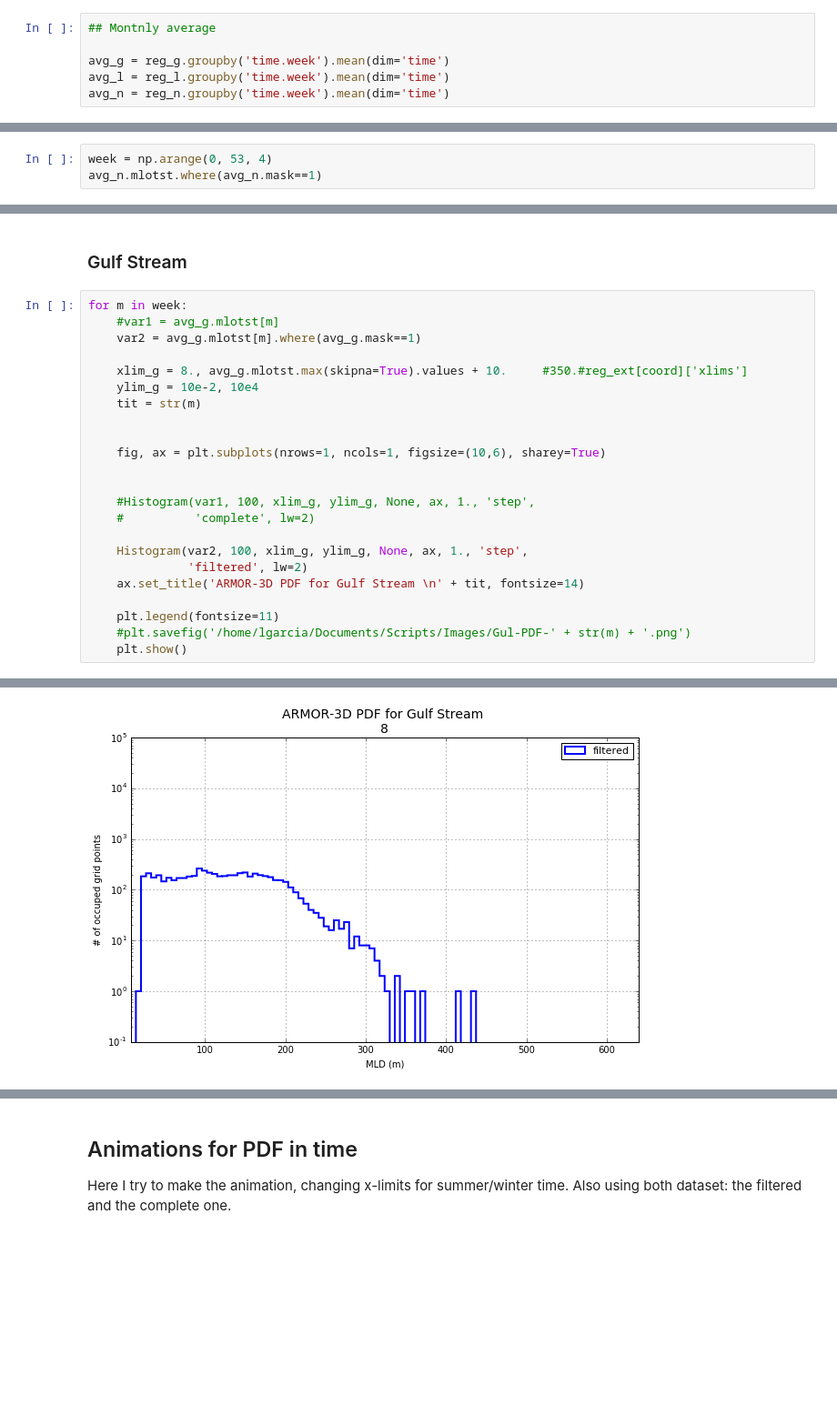
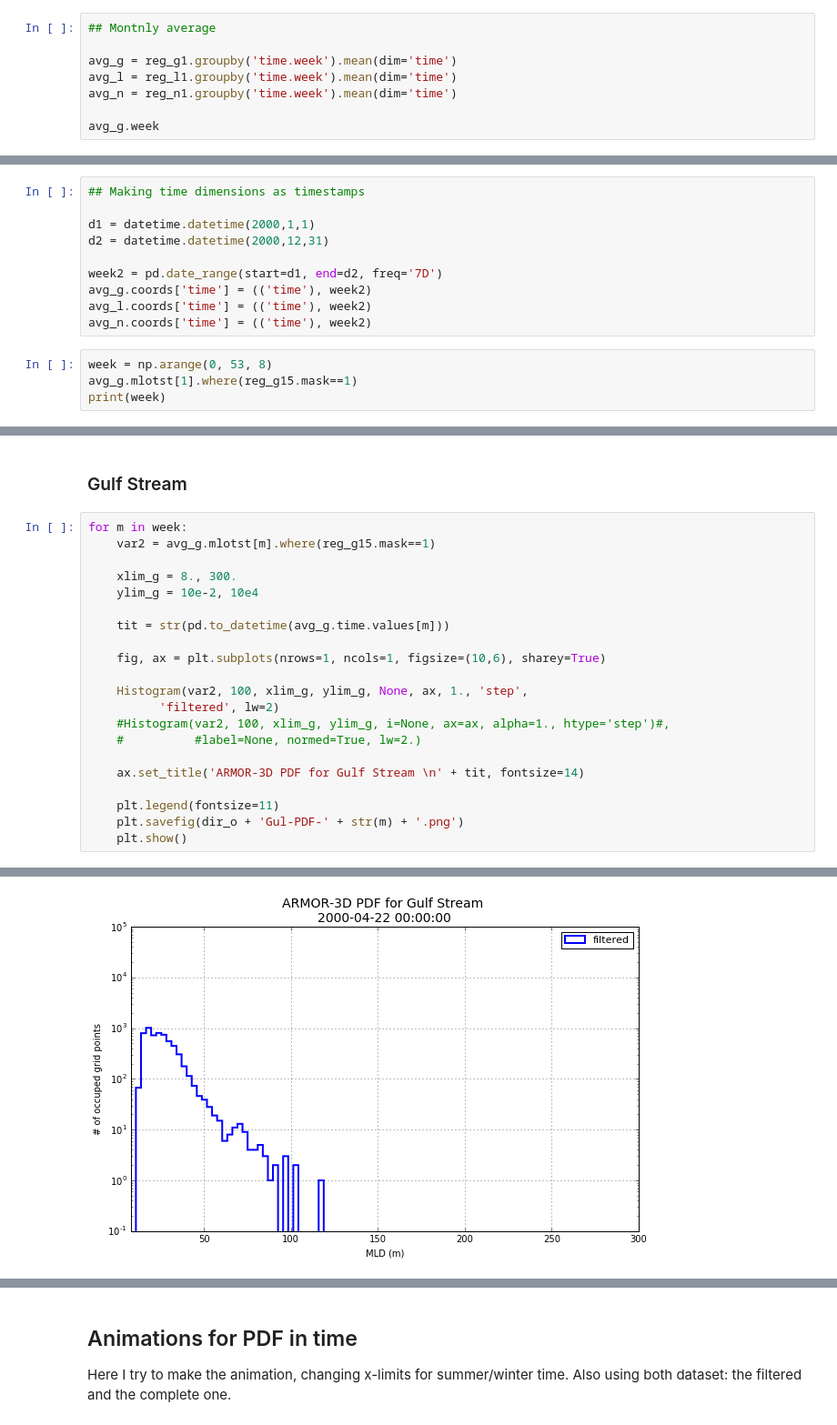
Before and after one commit to LilianG0/MLD-Project, a Jupyter notebook: Notebooks/Finals/PDF-Animations.ipynb, the cells around one changed output, grey strips where cells are left out. Shown at 91% size. Cells and saved outputs as stored; diff of their text form; blank space fills up the shorter version.

```diff
--- a/Notebooks/Finals/PDF-Animations.ipynb
+++ b/Notebooks/Finals/PDF-Animations.ipynb
@@ -268,6 +269,8 @@ Attributes:
 # %%
 ## Montnly average
 
-avg_g = reg_g.groupby('time.week').mean(dim='time')
-avg_l = reg_l.groupby('time.week').mean(dim='time')
-avg_n = reg_n.groupby('time.week').mean(dim='time')
+avg_g = reg_g1.groupby('time.week').mean(dim='time')
+avg_l = reg_l1.groupby('time.week').mean(dim='time')
+avg_n = reg_n1.groupby('time.week').mean(dim='time')
+
+avg_g.week
@@ -274,4 +284,15 @@ avg_n = reg_n.groupby('time.week').mean(dim='time')
+# %%
+## Making time dimensions as timestamps
+
+d1 = datetime.datetime(2000,1,1)
+d2 = datetime.datetime(2000,12,31)
+
+week2 = pd.date_range(start=d1, end=d2, freq='7D')
+avg_g.coords['time'] = (('time'), week2)
+avg_l.coords['time'] = (('time'), week2)
+avg_n.coords['time'] = (('time'), week2)
 # %%
-week = np.arange(0, 53, 4)
-avg_n.mlotst.where(avg_n.mask==1)
+week = np.arange(0, 53, 8)
+avg_g.mlotst[1].where(reg_g15.mask==1)
+print(week)
 # %% [output]
@@ -286,25 +301,23 @@ Coordinates:
 ### Gulf Stream
 # %%
 for m in week:
-    #var1 = avg_g.mlotst[m]
-    var2 = avg_g.mlotst[m].where(avg_g.mask==1)
+    var2 = avg_g.mlotst[m].where(reg_g15.mask==1)
 
-    xlim_g = 8., avg_g.mlotst.max(skipna=True).values + 10.     #350.#reg_ext[coord]['xlims']
+    xlim_g = 8., 300.
     ylim_g = 10e-2, 10e4
-    tit = str(m)
 
+    tit = str(pd.to_datetime(avg_g.time.values[m]))
 
     fig, ax = plt.subplots(nrows=1, ncols=1, figsize=(10,6), sharey=True)
 
+    Histogram(var2, 100, xlim_g, ylim_g, None, ax, 1., 'step',
+          'filtered', lw=2)
+    #Histogram(var2, 100, xlim_g, ylim_g, i=None, ax=ax, alpha=1., htype='step')#,
+    #          #label=None, normed=True, lw=2.)
 
-    #Histogram(var1, 100, xlim_g, ylim_g, None, ax, 1., 'step',
-    #          'complete', lw=2)
-
-    Histogram(var2, 100, xlim_g, ylim_g, None, ax, 1., 'step',
-              'filtered', lw=2)
     ax.set_title('ARMOR-3D PDF for Gulf Stream \n' + tit, fontsize=14)
 
     plt.legend(fontsize=11)
-    #plt.savefig('/home/lgarcia/Documents/Scripts/Images/Gul-PDF-' + str(m) + '.png')
+    plt.savefig(dir_o + 'Gul-PDF-' + str(m) + '.png')
     plt.show()
 # %% [output]
@@ -313 +326 @@ for m in week:
-[figure, old version]
+[figure, new version]
```
Also changed, not shown: parts of 10 cells of this notebook, 15 other files.
